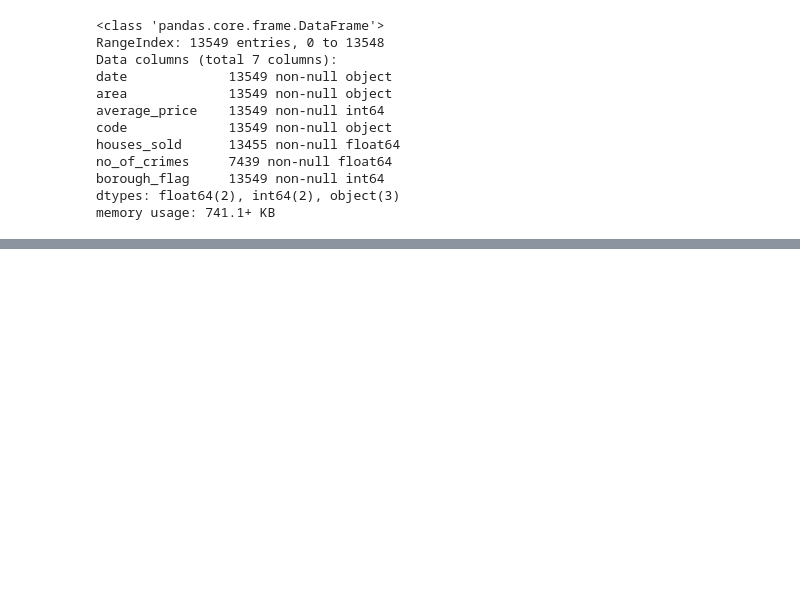
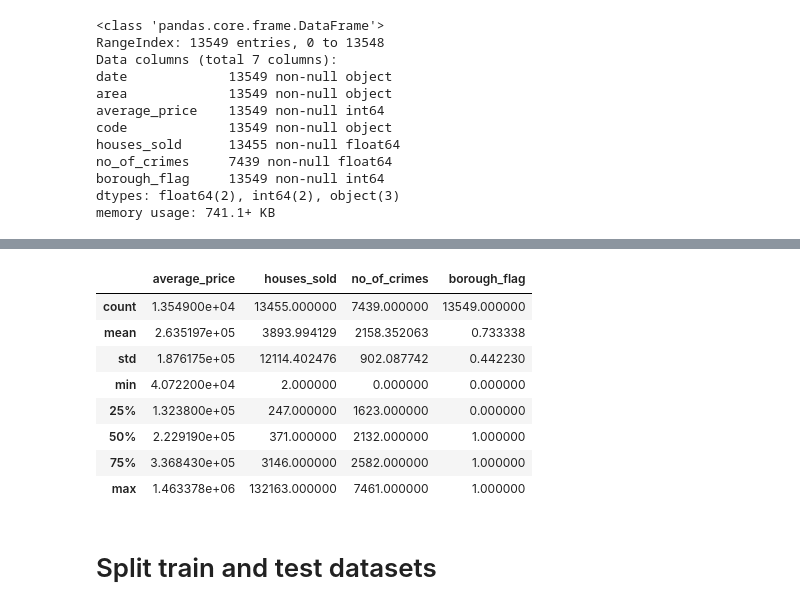
Before and after one commit to sohflp/ml-scikit-learn, a Jupyter notebook: src/01_exploratory_data_analysis.ipynb, the cells around one changed output, grey strips where cells are left out. Saved outputs shown, nothing was run; the diff lists cells and outputs as text; code cells hidden in the pictures; blank space fills up the shorter version.

```diff
--- a/src/01_exploratory_data_analysis.ipynb
+++ b/src/01_exploratory_data_analysis.ipynb
@@ -38,0 +60,14 @@ memory usage: 741.1+ KB
+# %%
+df.describe()
+# %% [output]
+|  | average_price | houses_sold | no_of_crimes | borough_flag |
+| count | 1.354900e+04 | 13455.000000 | 7439.000000 | 13549.000000 |
+| mean | 2.635197e+05 | 3893.994129 | 2158.352063 | 0.733338 |
+| std | 1.876175e+05 | 12114.402476 | 902.087742 | 0.442230 |
+| min | 4.072200e+04 | 2.000000 | 0.000000 | 0.000000 |
+| 25% | 1.323800e+05 | 247.000000 | 1623.000000 | 0.000000 |
+| 50% | 2.229190e+05 | 371.000000 | 2132.000000 | 1.000000 |
+| 75% | 3.368430e+05 | 3146.000000 | 2582.000000 | 1.000000 |
+| max | 1.463378e+06 | 132163.000000 | 7461.000000 | 1.000000 |
+# %% [markdown]
+# Split train and test datasets
```
Also changed, not shown: parts of 17 cells of this notebook.
